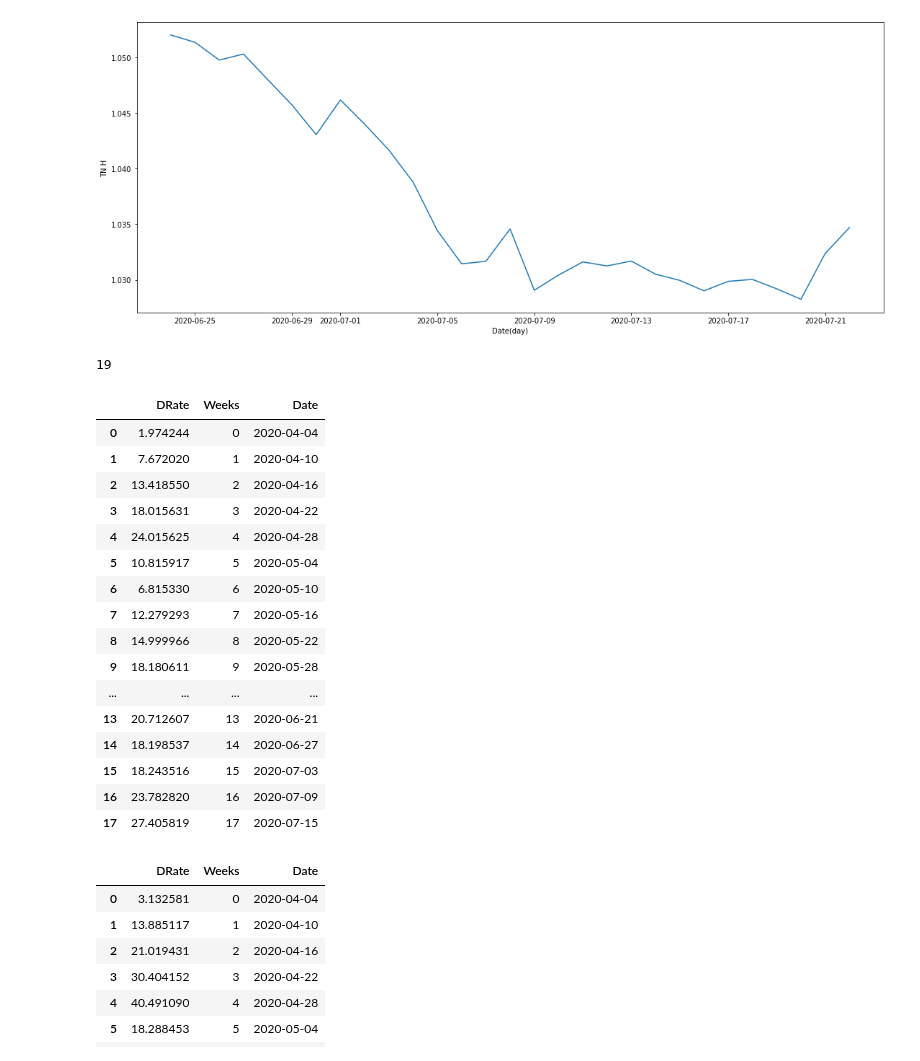
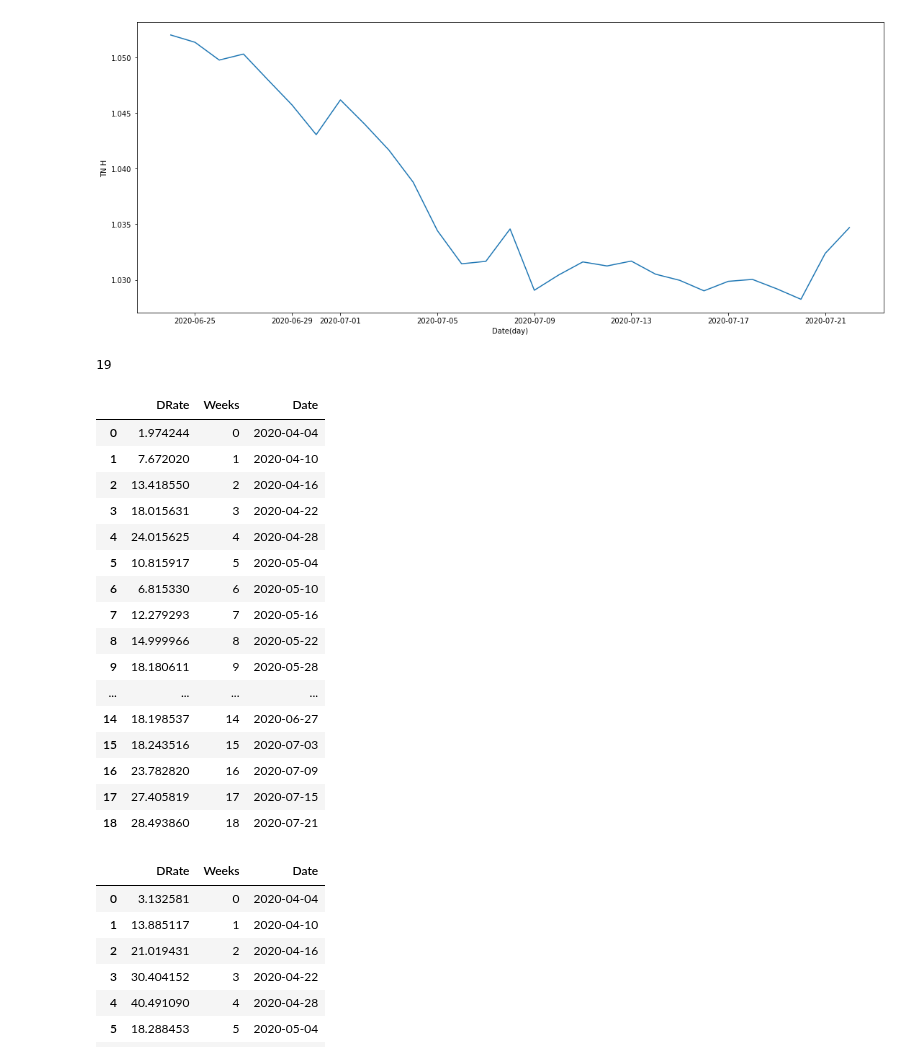
Before and after one commit to skbhere/COVID-19-Case-Forecasting, a Jupyter notebook: 01_TN.ipynb, the cells around one changed output. Cells and saved outputs as stored; diff of their text form; code cells hidden in the pictures.

```diff
--- a/01_TN.ipynb
+++ b/01_TN.ipynb
@@ -481,53 +481,45 @@ fig.savefig('H Value')
 # %%
 #Doubling Rate for every 7 days
 an = 6
-T = np.log(DF['Total Confirmed'])
 T1= DF['Total Confirmed']
 reminder = (len(T)%an)
 if reminder != 0 :
   T1 = T1[0:-reminder]
 re = ((len(T))// an )
 Week=range(0,re)
 T1 = T1.to_numpy()
 T1=T1.reshape(re,an)
 double =  []
 print(len(T1))
-for n in range(0,len(T1)-1):
+for n in range(0,len(T1)):
   l2 = np.log(2)
-  X = T[n]
-  X=X.reshape(-1, 1)
-  Y=np.asarray(range(0,an))
-  Y=Y.reshape(-1, 1)
   Diff = np.log(T1[n][an-1]/T1[n][0])
-  #reg = LinearRegression().fit(X,Y)
-  #slope = reg.coef_
-  #v= slope/l2
   V= l2*an/Diff
   double.append(V)
 WL = DF['date']
 WL=WL[6::an]
 DRate = pd.DataFrame(list(zip(double, Week,WL)),
                columns =['DRate', 'Weeks','Date'])
 DRate
 # %% [output]
 19
 |  | DRate | Weeks | Date |
 | 0 | 1.974244 | 0 | 2020-04-04 |
 | 1 | 7.672020 | 1 | 2020-04-10 |
 | 2 | 13.418550 | 2 | 2020-04-16 |
 | 3 | 18.015631 | 3 | 2020-04-22 |
 | 4 | 24.015625 | 4 | 2020-04-28 |
 | 5 | 10.815917 | 5 | 2020-05-04 |
 | 6 | 6.815330 | 6 | 2020-05-10 |
 | 7 | 12.279293 | 7 | 2020-05-16 |
 | 8 | 14.999966 | 8 | 2020-05-22 |
 | 9 | 18.180611 | 9 | 2020-05-28 |
 | ... | ... | ... | ... |
-| 13 | 20.712607 | 13 | 2020-06-21 |
 | 14 | 18.198537 | 14 | 2020-06-27 |
 | 15 | 18.243516 | 15 | 2020-07-03 |
 | 16 | 23.782820 | 16 | 2020-07-09 |
 | 17 | 27.405819 | 17 | 2020-07-15 |
+| 18 | 28.493860 | 18 | 2020-07-21 |
 # %%
 117//6 ,19*6
 DRate
```
